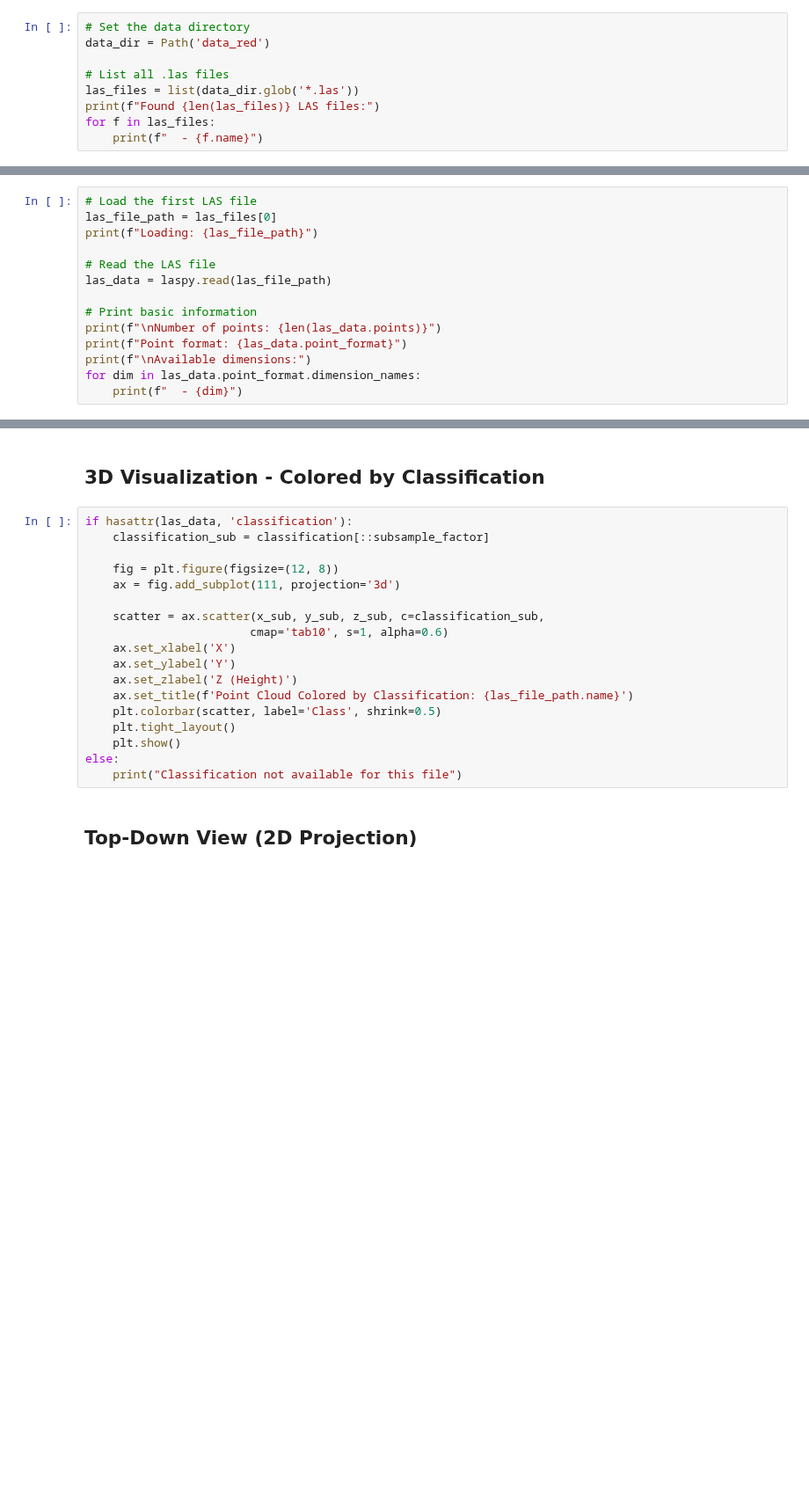
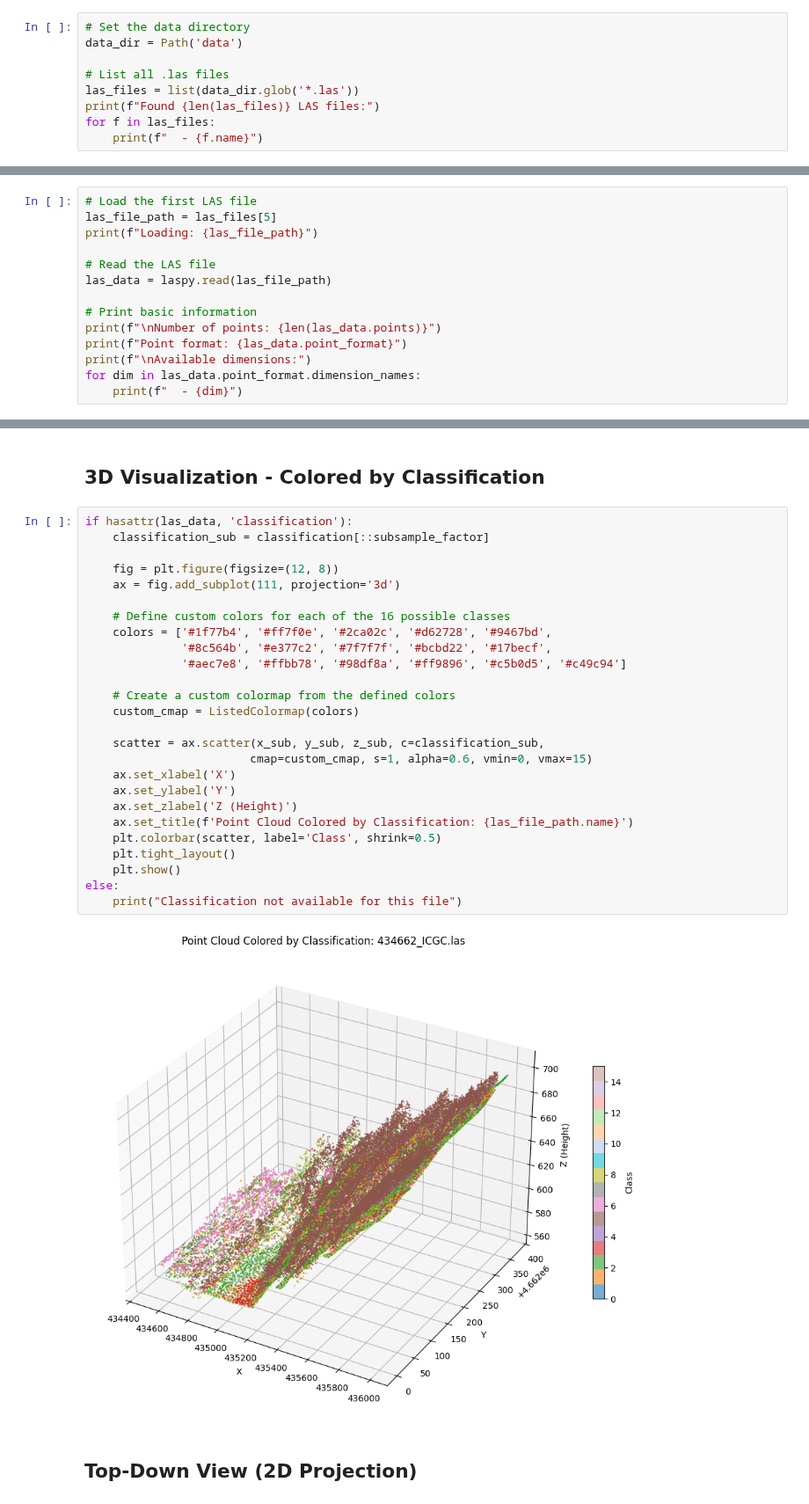
Before and after one commit to msalunina/aidl-2026-3d-semantic-segmentation, a Jupyter notebook: visualize_las_data.ipynb, the cells around one changed output, grey strips where cells are left out. Shown at 88% size. Saved outputs shown, nothing was run; the diff lists cells and outputs as text; blank space fills up the shorter version.

Commit message:
update visualization notebook

```diff
--- a/visualize_las_data.ipynb
+++ b/visualize_las_data.ipynb
@@ -10,6 +15,6 @@ from pathlib import Path
 # %%
 # Set the data directory
-data_dir = Path('data_red')
+data_dir = Path('data')
 
 # List all .las files
 las_files = list(data_dir.glob('*.las'))
@@ -20,7 +43,7 @@ for f in las_files:
 ## Load and Inspect a Single LAS File
 # %%
 # Load the first LAS file
-las_file_path = las_files[0]
+las_file_path = las_files[5]
 print(f"Loading: {las_file_path}")
 
 # Read the LAS file
@@ -100,21 +162,31 @@ plt.show()
 # %%
 if hasattr(las_data, 'classification'):
     classification_sub = classification[::subsample_factor]
 
     fig = plt.figure(figsize=(12, 8))
     ax = fig.add_subplot(111, projection='3d')
 
+    # Define custom colors for each of the 16 possible classes
+    colors = ['#1f77b4', '#ff7f0e', '#2ca02c', '#d62728', '#9467bd',
+              '#8c564b', '#e377c2', '#7f7f7f', '#bcbd22', '#17becf',
+              '#aec7e8', '#ffbb78', '#98df8a', '#ff9896', '#c5b0d5', '#c49c94']
+
+    # Create a custom colormap from the defined colors
+    custom_cmap = ListedColormap(colors)
+
     scatter = ax.scatter(x_sub, y_sub, z_sub, c=classification_sub,
-                        cmap='tab10', s=1, alpha=0.6)
+                        cmap=custom_cmap, s=1, alpha=0.6, vmin=0, vmax=15)
     ax.set_xlabel('X')
     ax.set_ylabel('Y')
     ax.set_zlabel('Z (Height)')
     ax.set_title(f'Point Cloud Colored by Classification: {las_file_path.name}')
     plt.colorbar(scatter, label='Class', shrink=0.5)
     plt.tight_layout()
     plt.show()
 else:
     print("Classification not available for this file")
+# %% [output]
+[figure, added]
 # %% [markdown]
 ## Top-Down View (2D Projection)
 # %%
```
Also changed, not shown: parts of 12 cells of this notebook.
